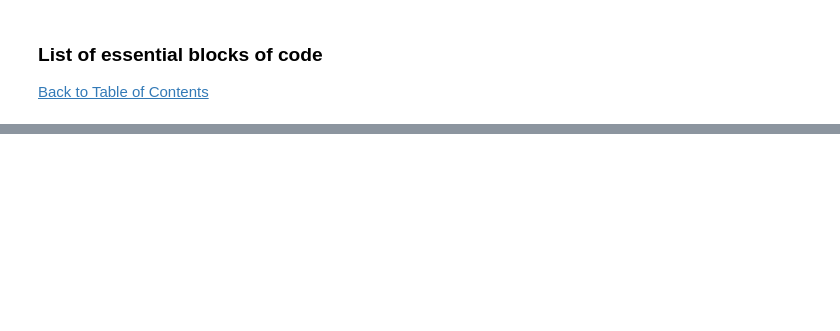
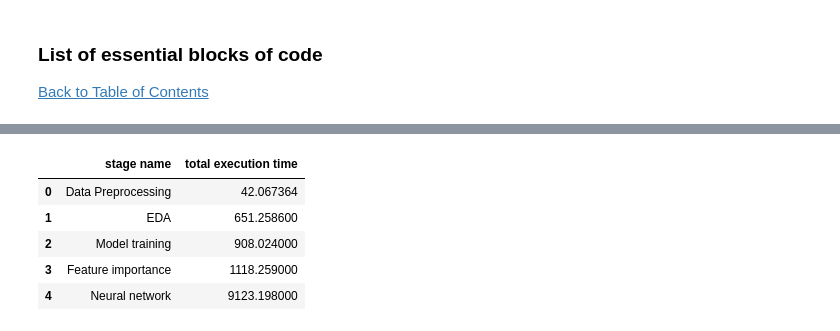
Before and after one commit to Natidhcp/MSC_DA_sem2_CA1, a Jupyter notebook: MSc_DA_CA1(No_BigData).ipynb, the cells around one changed output, grey strips where cells are left out. Cells and saved outputs as stored; diff of their text form; code cells hidden in the pictures; blank space fills up the shorter version.

```diff
--- a/MSc_DA_CA1(No_BigData).ipynb
+++ b/MSc_DA_CA1(No_BigData).ipynb
@@ -779,0 +855,9 @@ instruction_execution_df
+# %%
+df_exec_big
+# %% [output]
+|  | stage name | total execution time |
+| 0 | Data Preprocessing | 42.067364 |
+| 1 | EDA | 651.258600 |
+| 2 | Model training | 908.024000 |
+| 3 | Feature importance | 1118.259000 |
+| 4 | Neural network | 9123.198000 |
```
Also changed, not shown: parts of 32 cells of this notebook, 1 other file.
